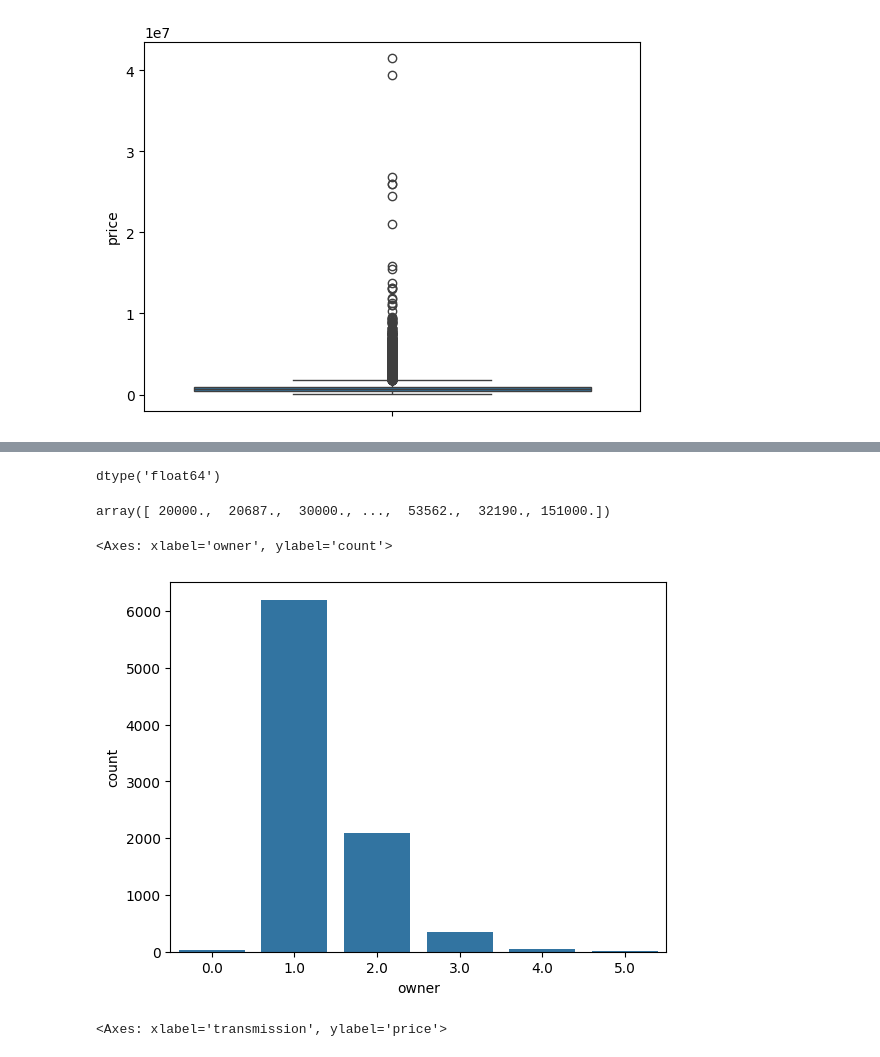
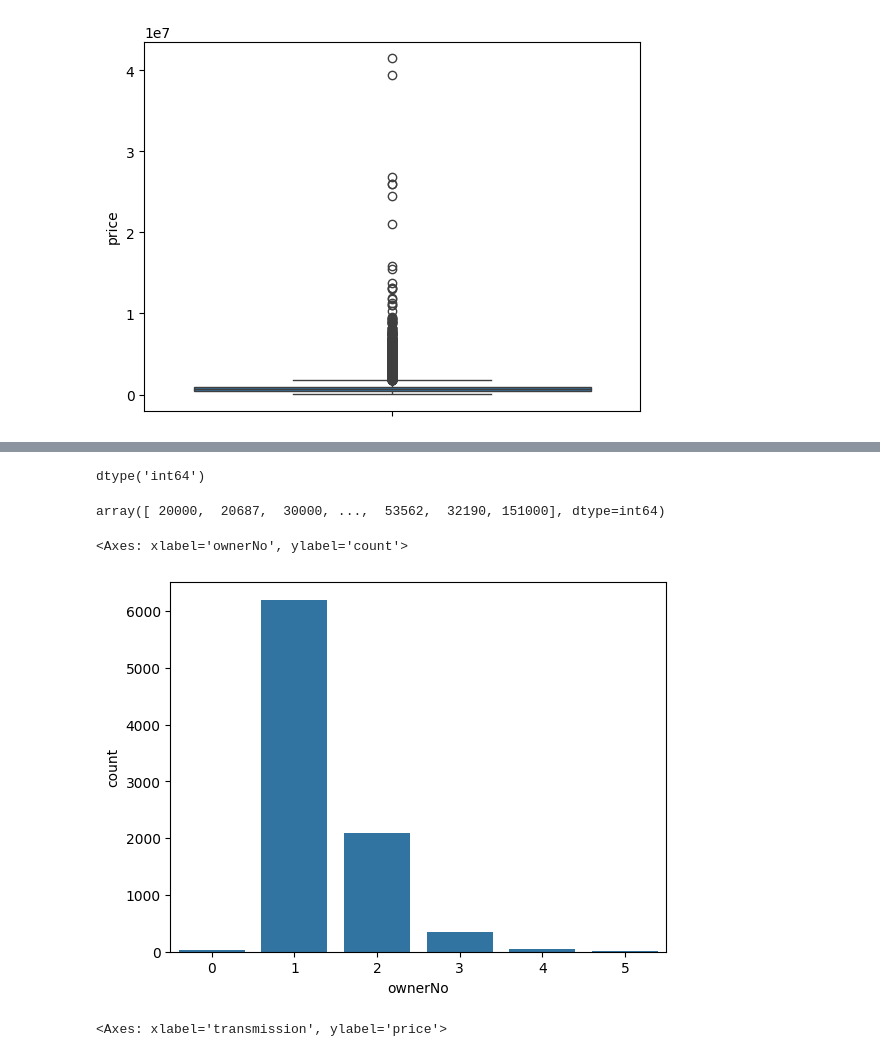
Before and after one commit to SrivathsanP23/Used-Car-Price-Prediction, a Jupyter notebook: datastandardisation.ipynb, the cells around one changed output, grey strips where cells are left out. Cells and saved outputs as stored; diff of their text form; code cells hidden in the pictures.

```diff
--- a/datastandardisation.ipynb
+++ b/datastandardisation.ipynb
@@ -235,16 +230,16 @@ sns.pairplot(new_car[['price', 'kms driven', 'modelYear']])
 # %%
-new_car['kms driven'].dtype
+new_car['kms'].dtype
 # %% [output]
-dtype('float64')
+dtype('int64')
 # %%
-new_car['kms driven'].unique()
+new_car['kms'].unique()
 # %% [output]
-array([ 20000.,  20687.,  30000., ...,  53562.,  32190., 151000.])
+array([ 20000,  20687,  30000, ...,  53562,  32190, 151000], dtype=int64)
 # %%
-sns.countplot(x='owner', data=new_car)
+sns.countplot(x='ownerNo', data=new_car)
 # %% [output]
-<Axes: xlabel='owner', ylabel='count'>
+<Axes: xlabel='ownerNo', ylabel='count'>
-[figure, old version]
+[figure, new version]
 # %%
 sns.boxplot(x='transmission', y='price', data=new_car)
 # %% [output]
```
Also changed, not shown: parts of 43 cells of this notebook, 4 other files.
